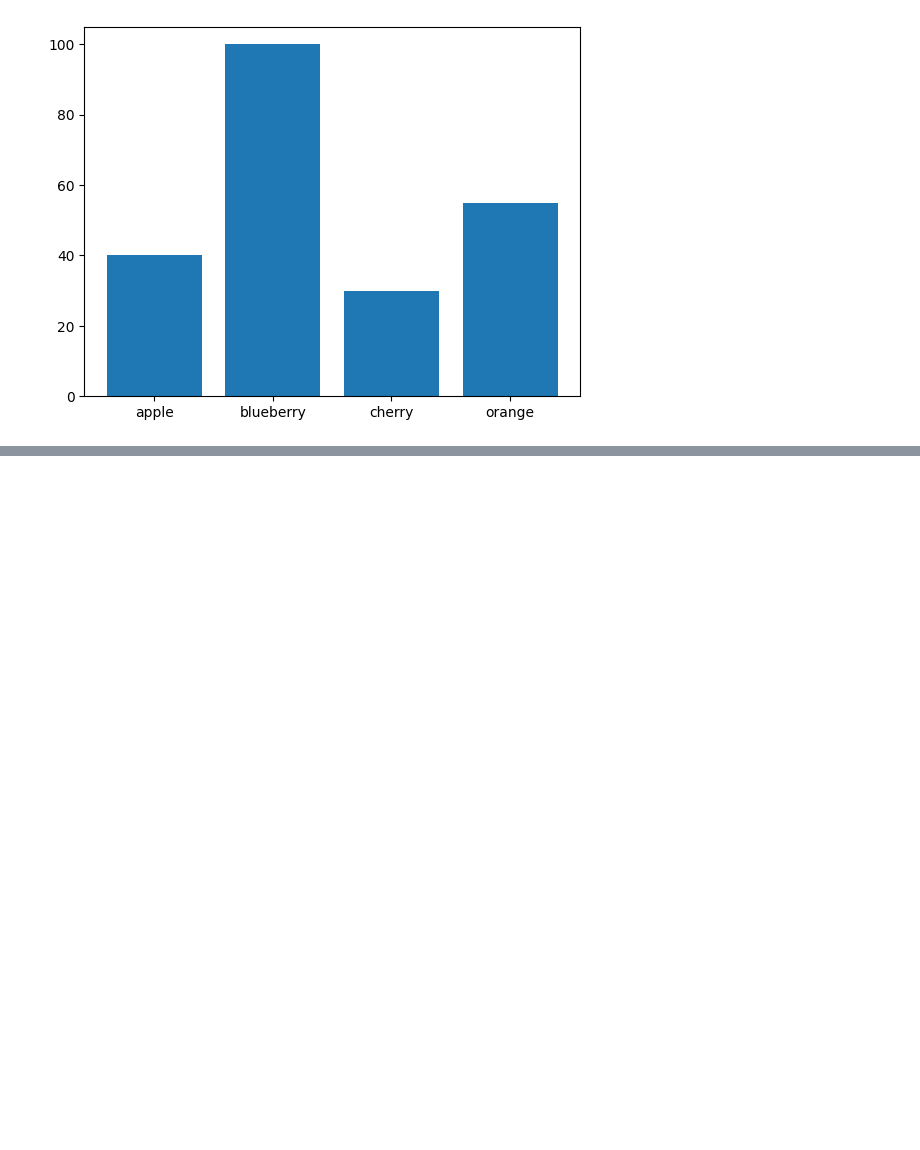
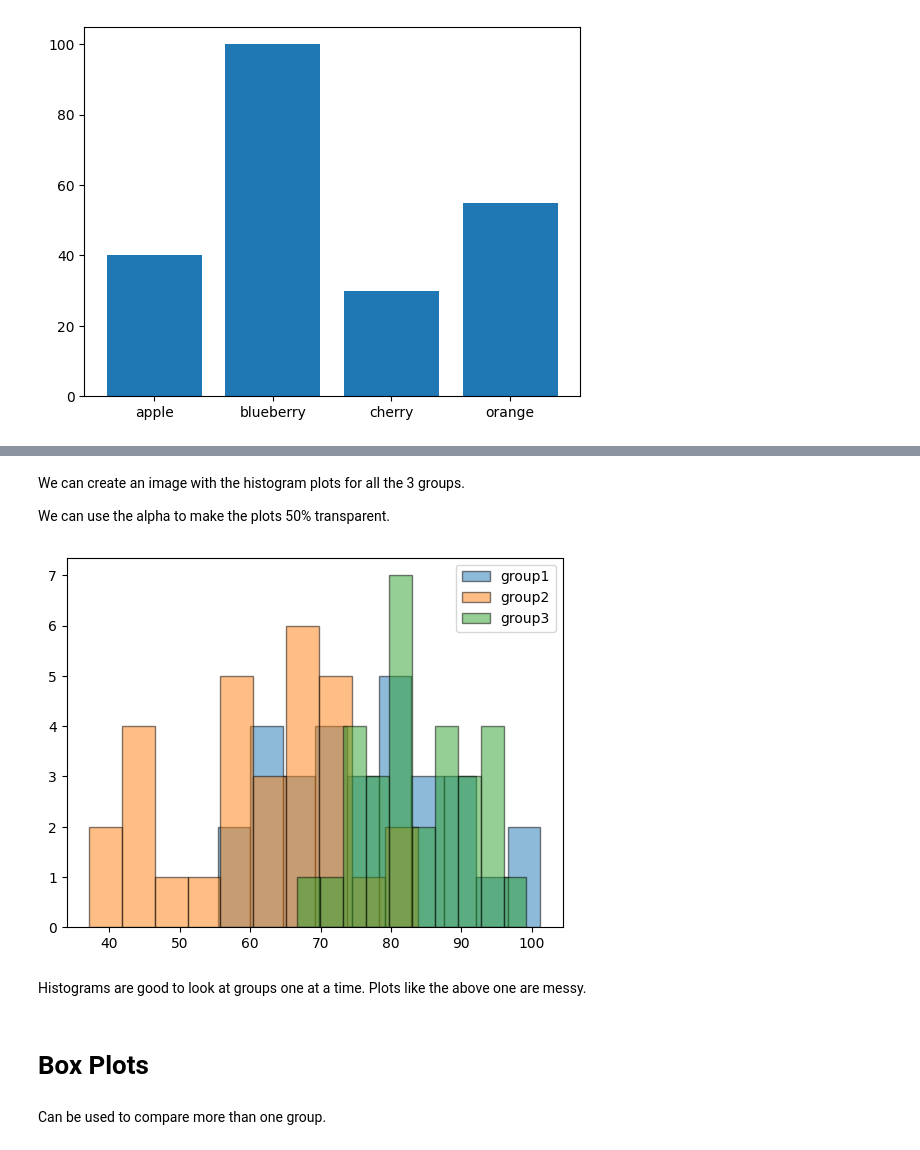
Before and after one commit to AnnaLoz28/principles_of_data_analytics, a Jupyter notebook: boxplots.ipynb, the cells around one changed output, grey strips where cells are left out. Saved outputs shown, nothing was run; the diff lists cells and outputs as text; code cells hidden in the pictures; blank space fills up the shorter version.

```diff
--- a/boxplots.ipynb
+++ b/boxplots.ipynb
@@ -53,0 +119,18 @@ plt.bar(fruits, counts);
+# %% [markdown]
+We can create an image with the histogram plots for all the 3 groups.
+
+We can use the alpha to make the plots 50% transparent.
+# %%
+plt.hist(group1, edgecolor = "black", alpha = 0.5); #plot the histogram of the random numbers, with blue color, black edges and 50% transparency.
+plt.hist(group2, edgecolor = "black", alpha = 0.5); #plot the histogram of the random numbers, with red color, black edges and 50% transparency.
+plt.hist(group3, edgecolor = "black", alpha = 0.5); #plot the histogram of the random numbers, with green color, black edges and 50% transparency.
+legend_labels = ['group1', 'group2', 'group3'] #list of labels for the legend
+plt.legend(legend_labels); #set the legend labels
+# %% [output]
+[figure, added]
+# %% [markdown]
+Histograms are good to look at groups one at a time. Plots like the above one are messy.
+# %% [markdown]
+# Box Plots
+# %% [markdown]
+Can be used to compare more than one group.
```
Also changed, not shown: parts of 12 cells of this notebook.
